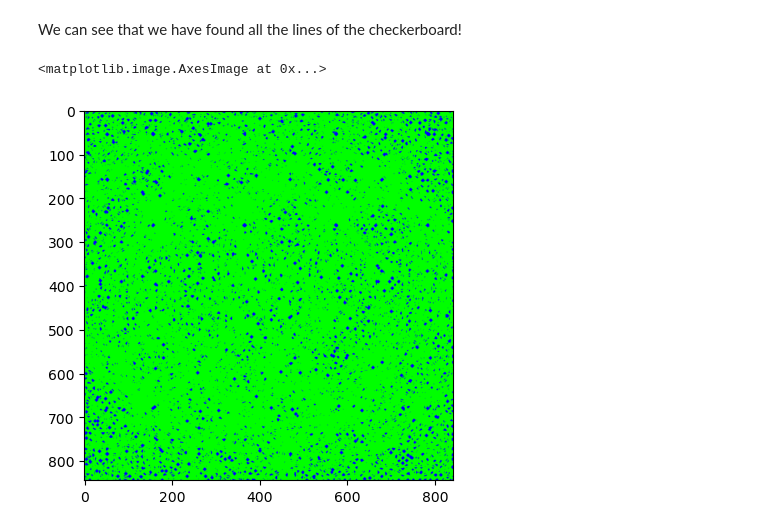
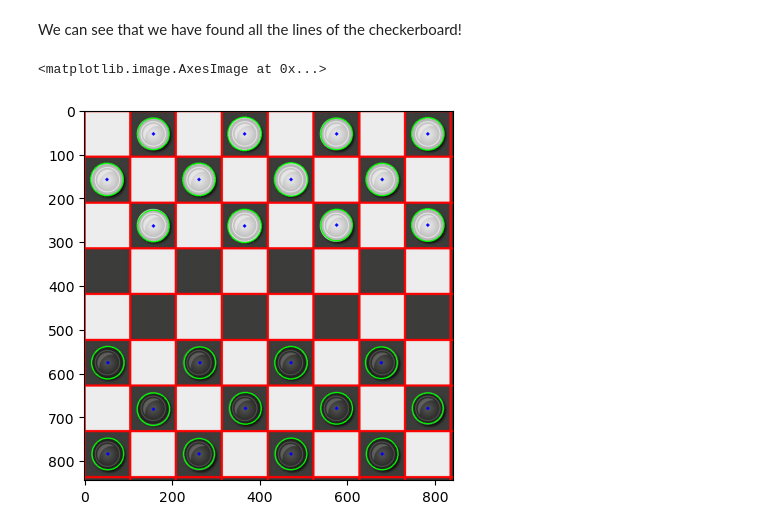
Before and after one commit to VJ9000/Perception_AS, a Jupyter notebook: Week2/Exercise 1 - Hough transform.ipynb, the cells around one changed output. Drawn from its saved outputs; the diff is of its cells as text; code cells hidden in the pictures.

```diff
--- a/Week2/Exercise 1 - Hough transform.ipynb
+++ b/Week2/Exercise 1 - Hough transform.ipynb
@@ -69,15 +69,15 @@ For the same checkerboard image, detect the checkerboard pieces using the OpenCV
 # %% [markdown]
 We can see that we have found all the lines of the checkerboard!
 # %%
-#gray=cv2.GaussianBlur(gray,(7,7),1.5)
-circles = cv2.HoughCircles(gray,cv2.HOUGH_GRADIENT,1.5,10,param1=150,param2=70,minRadius=0,maxRadius=0)
+
+circles = cv2.HoughCircles(gray,cv2.HOUGH_GRADIENT,1,20,param1=50,param2=30,minRadius=30,maxRadius=50)
 circles = np.uint16(np.around(circles))
 for i in circles[0,:]:
     # draw the outer circle
     cv2.circle(img,(i[0],i[1]),i[2],(0,255,0),2)
     # draw the center of the circle
     cv2.circle(img,(i[0],i[1]),2,(0,0,255),3)
 plt.imshow(img)
 # %% [output]
 <matplotlib.image.AxesImage at 0x...>
-[figure, old version]
+[figure, new version]
```
Also changed, not shown: 1 other file.
